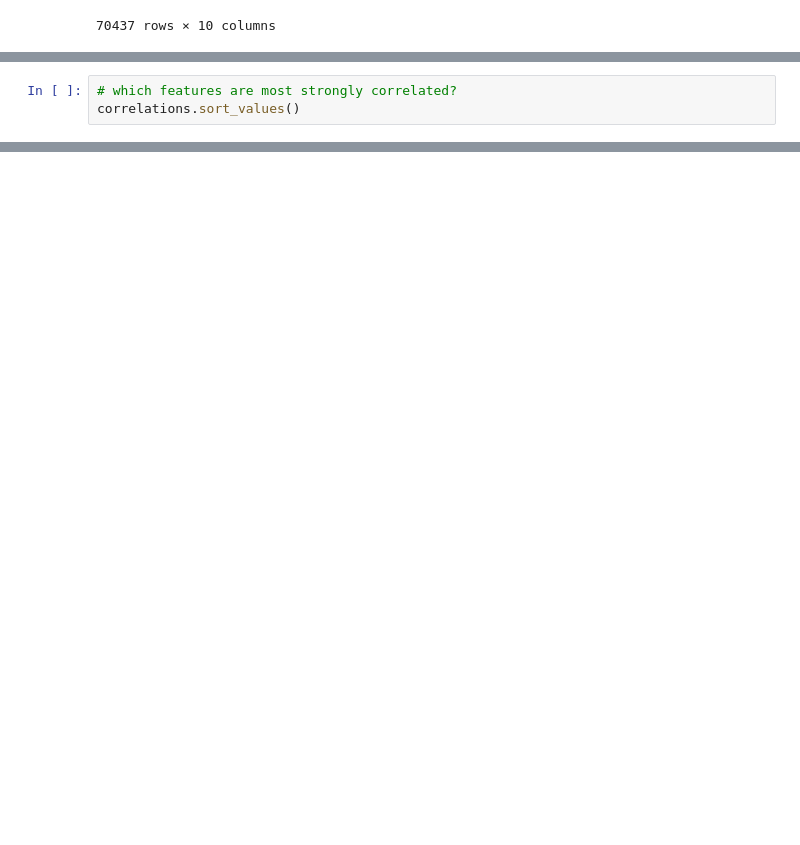
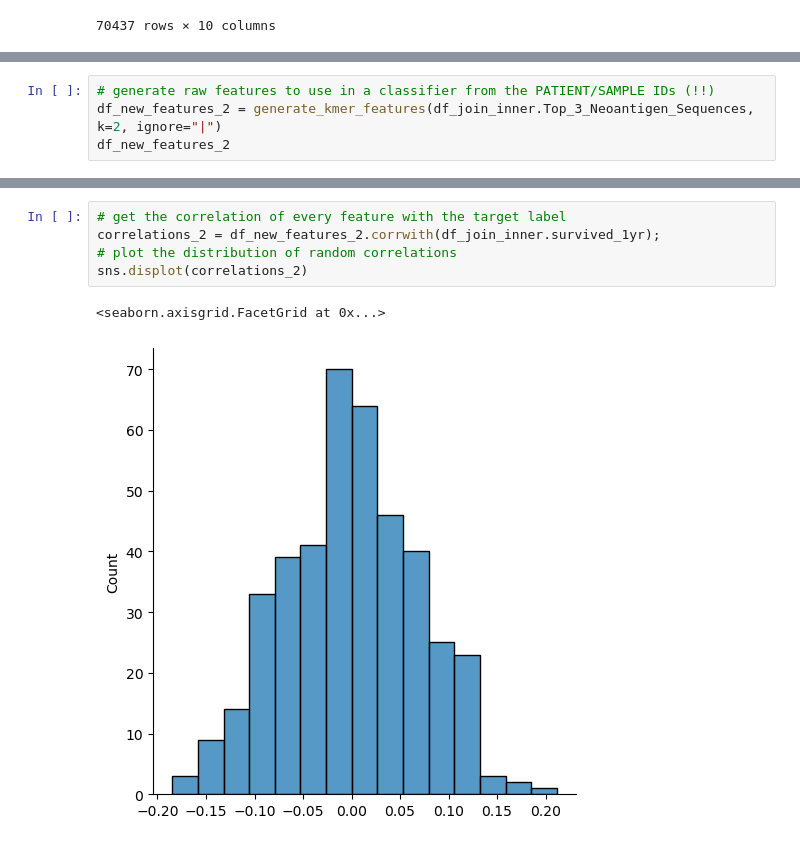
Before and after one commit to iskandr/bcb731, a Jupyter notebook: notebooks/3 - p-values vs accuracy.ipynb, the cells around one changed output, grey strips where cells are left out. Saved outputs shown, nothing was run; the diff lists cells and outputs as text; blank space fills up the shorter version.

```diff
--- a/notebooks/3 - p-values vs accuracy.ipynb
+++ b/notebooks/3 - p-values vs accuracy.ipynb
@@ -270,4 +459,5 @@ sns.displot(correlations)
 # %%
-# which features are most strongly correlated?
-correlations.sort_values()
+# generate raw features to use in a classifier from the PATIENT/SAMPLE IDs (!!)
+df_new_features_2 = generate_kmer_features(df_join_inner.Top_3_Neoantigen_Sequences, k=2, ignore="|")
+df_new_features_2
 # %% [output]
@@ -290,0 +481,8 @@ dtype: float64
+# %%
+# get the correlation of every feature with the target label
+correlations_2 = df_new_features_2.corrwith(df_join_inner.survived_1yr);
+# plot the distribution of random correlations
+sns.displot(correlations_2)
+# %% [output]
+<seaborn.axisgrid.FacetGrid at 0x...>
+[figure, added]
```
Also changed, not shown: parts of 47 cells of this notebook.
